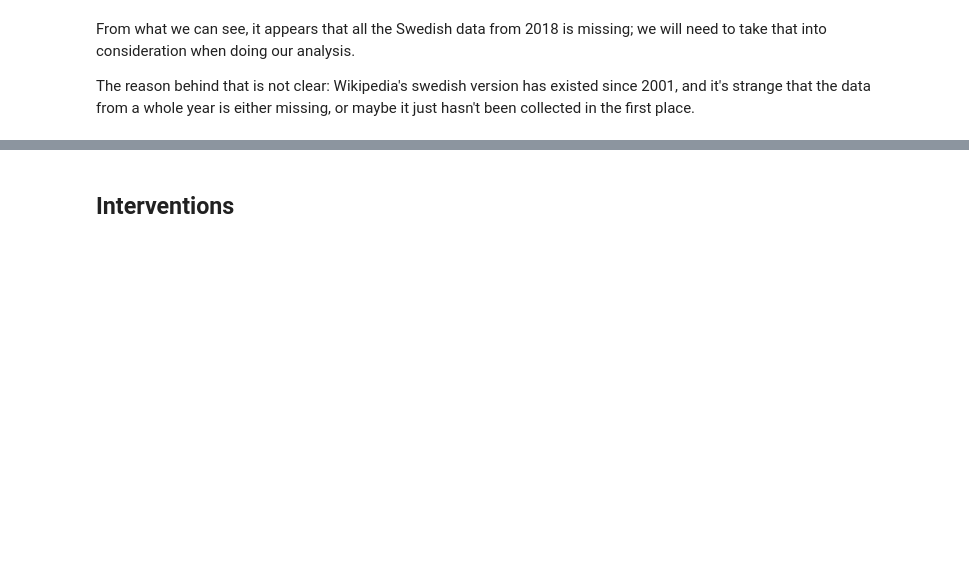
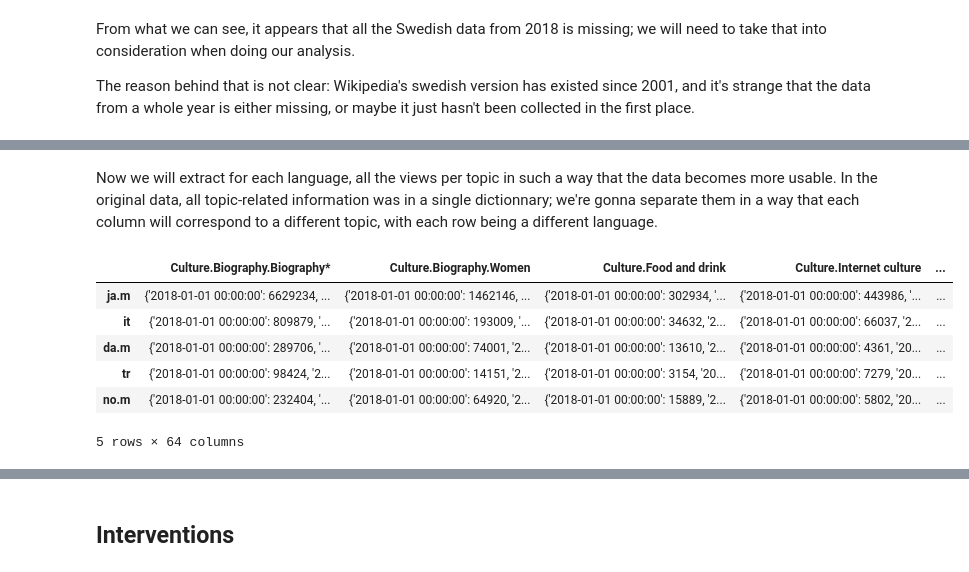
Before and after one commit to epfl-ada/ada-2022-project-wetried, a Jupyter notebook: Exploration corona.ipynb, the cells around one changed output, grey strips where cells are left out. Drawn from its saved outputs; the diff is of its cells as text; code cells hidden in the pictures; blank space fills up the shorter version.

Commit message:
more data description

```diff
--- a/Exploration corona.ipynb
+++ b/Exploration corona.ipynb
@@ -137,3 +233,5 @@ The reason behind that is not clear: Wikipedia's swedish version has existed sin
+# %% [markdown]
+Now we will extract for each language, all the views per topic in such a way that the data becomes more usable. In the original data, all topic-related information was in a single dictionnary; we're gonna separate them in a way that each column will correspond to a different topic, with each row being a different language.
 # %%
 country_to_topics = {}
 for cn in timeseries.columns:
@@ -170,0 +255,10 @@ percent_environment_df.index = index_without_time
+# %%
+countries_to_topics_sum_df.head()
+# %% [output]
+|  | Culture.Biography.Biography* | Culture.Biography.Women | Culture.Food and drink | Culture.Internet culture | ... |
+| ja.m | {'2018-01-01 00:00:00': 6629234, ... | {'2018-01-01 00:00:00': 1462146, ... | {'2018-01-01 00:00:00': 302934, '... | {'2018-01-01 00:00:00': 443986, '... | ... |
+| it | {'2018-01-01 00:00:00': 809879, '... | {'2018-01-01 00:00:00': 193009, '... | {'2018-01-01 00:00:00': 34632, '2... | {'2018-01-01 00:00:00': 66037, '2... | ... |
+| da.m | {'2018-01-01 00:00:00': 289706, '... | {'2018-01-01 00:00:00': 74001, '2... | {'2018-01-01 00:00:00': 13610, '2... | {'2018-01-01 00:00:00': 4361, '20... | ... |
+| tr | {'2018-01-01 00:00:00': 98424, '2... | {'2018-01-01 00:00:00': 14151, '2... | {'2018-01-01 00:00:00': 3154, '20... | {'2018-01-01 00:00:00': 7279, '20... | ... |
+| no.m | {'2018-01-01 00:00:00': 232404, '... | {'2018-01-01 00:00:00': 64920, '2... | {'2018-01-01 00:00:00': 15889, '2... | {'2018-01-01 00:00:00': 5802, '20... | ... |
+5 rows × 64 columns
```
Also changed, not shown: parts of 44 cells of this notebook.
